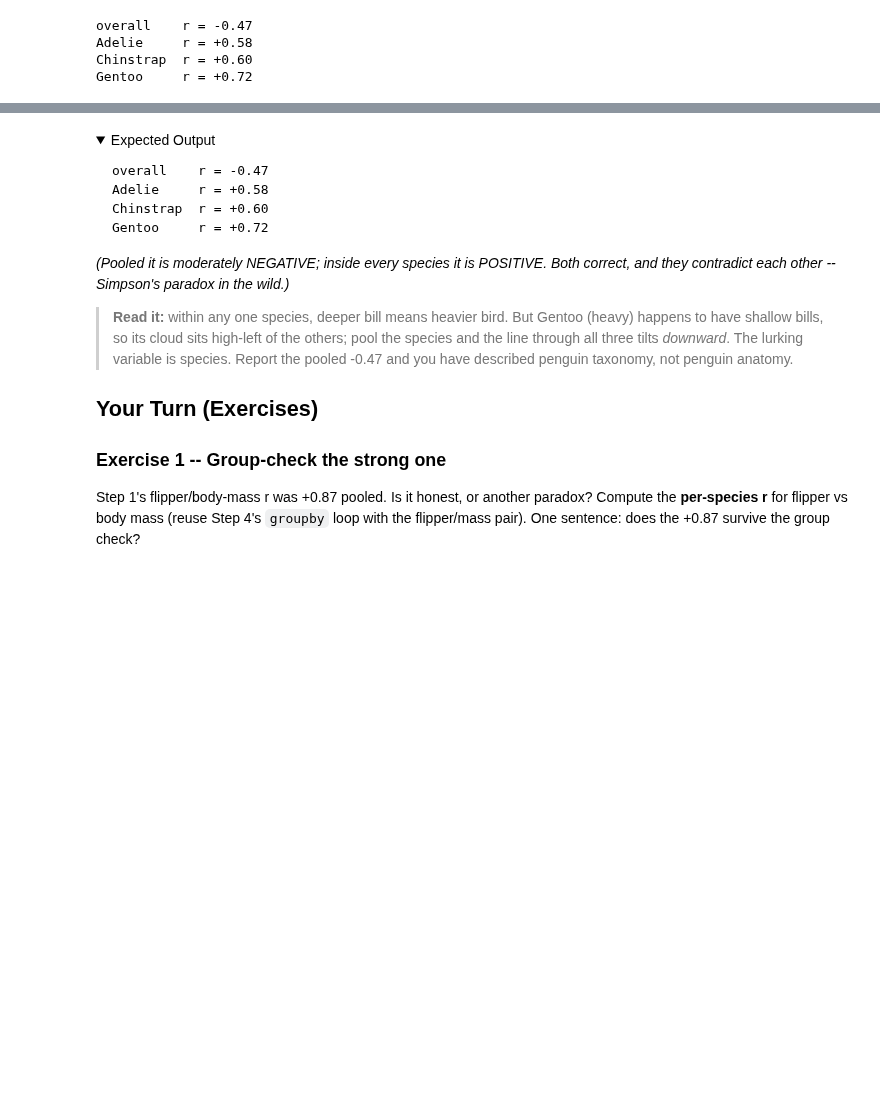
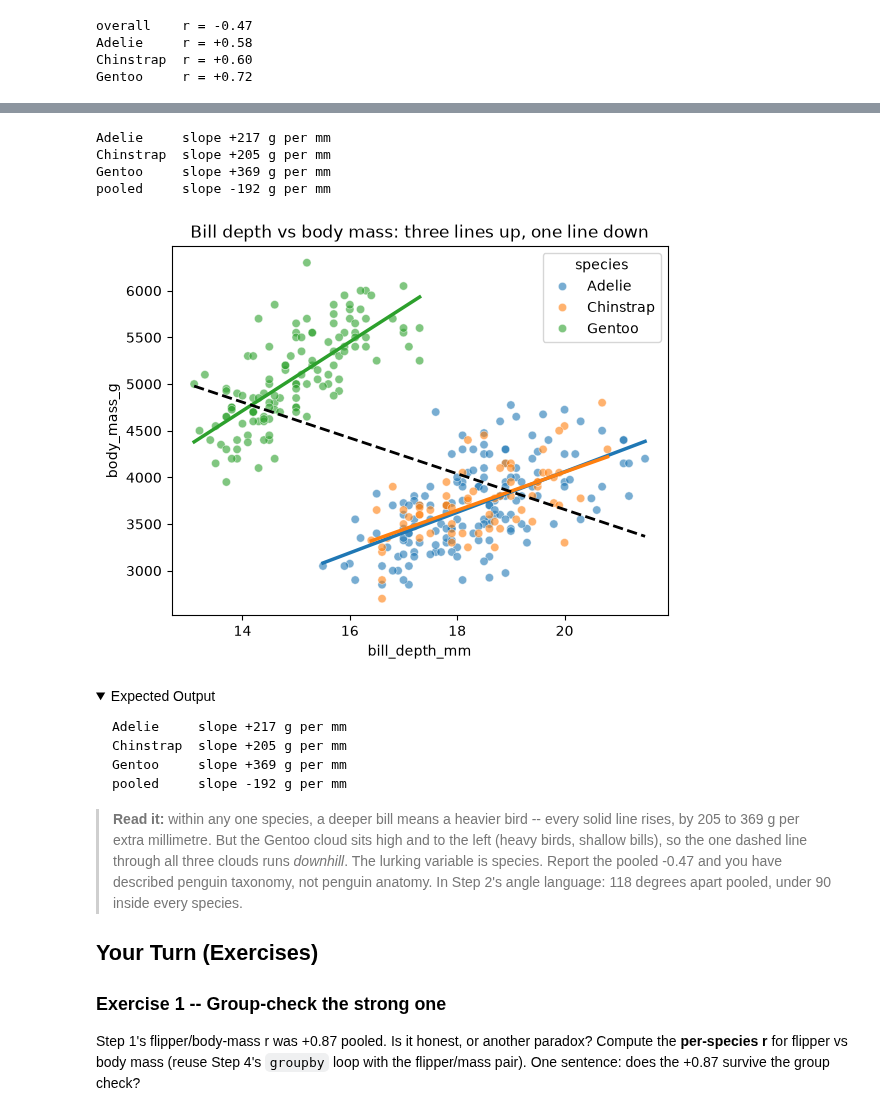
Before and after one commit to devomh/cdat4001-2026, a Jupyter notebook: u05_visualization/l19_lab_correlation.ipynb, the cells around one changed output, grey strips where cells are left out. Drawn from its saved outputs; the diff is of its cells as text; code cells hidden in the pictures; folded sections open; blank space fills up the shorter version.

```diff
--- a/u05_visualization/l19_lab_correlation.ipynb
+++ b/u05_visualization/l19_lab_correlation.ipynb
@@ -133,0 +203,14 @@ If two variables correlate, a straight line can **predict** one from the other.
+# %%
+def cosine(a, b):
+    return a @ b / (np.linalg.norm(a) * np.linalg.norm(b))
+
+for col in ["flipper_length_mm", "bill_depth_mm"]:
+    both = penguins[[col, "body_mass_g"]].dropna()
+    a = both[col].to_numpy()
+    b = both["body_mass_g"].to_numpy()
+    cos_raw = cosine(a, b)
+    r_c = cosine(a - a.mean(), b - b.mean())
+    angle = np.degrees(np.arccos(r_c))
+    print(f"{col} vs body_mass_g")
+    print(f"  raw cosine {cos_raw:+.3f}, r {r_c:+.3f}, "
+          f"angle {angle:.1f} degrees")
@@ -233,20 +358,47 @@ Gentoo     r = +0.72
+# %%
+bd = penguins[["species", "bill_depth_mm", "body_mass_g"]].dropna()
+colors = sns.color_palette()
+sns.scatterplot(data=bd, x="bill_depth_mm", y="body_mass_g",
+                hue="species", alpha=0.6)
+
+# One line per species (groupby order = the hue order, so colors match)
+for i, (species, group) in enumerate(bd.groupby("species")):
+    gx, gy = group["bill_depth_mm"], group["body_mass_g"]
+    s, b = np.polyfit(gx, gy, 1)
+    ends = np.array([gx.min(), gx.max()])
+    plt.plot(ends, s * ends + b, color=colors[i], linewidth=2.5)
+    print(f"{species:10s} slope {s:+.0f} g per mm")
+
+# One line for all three species pooled
+s, b = np.polyfit(bd["bill_depth_mm"], bd["body_mass_g"], 1)
+ends = np.array([bd["bill_depth_mm"].min(), bd["bill_depth_mm"].max()])
+plt.plot(ends, s * ends + b, color="black", linestyle="--", linewidth=2)
+print(f"{'pooled':10s} slope {s:+.0f} g per mm")
+plt.title("Bill depth vs body mass: three lines up, one line down")
+plt.show()
+# %% [output]
+Adelie     slope +217 g per mm
+Chinstrap  slope +205 g per mm
+Gentoo     slope +369 g per mm
+pooled     slope -192 g per mm
+[figure, added]
 # %% [markdown]
 <details><summary>Expected Output</summary>
 
 ~~~text
-overall    r = -0.47
-Adelie     r = +0.58
-Chinstrap  r = +0.60
-Gentoo     r = +0.72
+Adelie     slope +217 g per mm
+Chinstrap  slope +205 g per mm
+Gentoo     slope +369 g per mm
+pooled     slope -192 g per mm
 ~~~
-*(Pooled it is moderately NEGATIVE; inside every species it is POSITIVE. Both correct, and
-they contradict each other -- Simpson's paradox in the wild.)*
 </details>
 
-> **Read it:** within any one species, deeper bill means heavier bird. But Gentoo (heavy)
-> happens to have shallow bills, so its cloud sits high-left of the others; pool the
-> species and the line through all three tilts *downward*. The lurking variable is species.
-> Report the pooled -0.47 and you have described penguin taxonomy, not penguin anatomy.
+> **Read it:** within any one species, a deeper bill means a heavier bird -- every solid
+> line rises, by 205 to 369 g per extra millimetre. But the Gentoo cloud sits high and to
+> the left (heavy birds, shallow bills), so the one dashed line through all three clouds
+> runs *downhill*. The lurking variable is species. Report the pooled -0.47 and you have
+> described penguin taxonomy, not penguin anatomy. In Step 2's angle language: 118 degrees
+> apart pooled, under 90 inside every species.
 
 ## Your Turn (Exercises)
 
```
Also changed, not shown: parts of 20 cells of this notebook, 5 other files.
